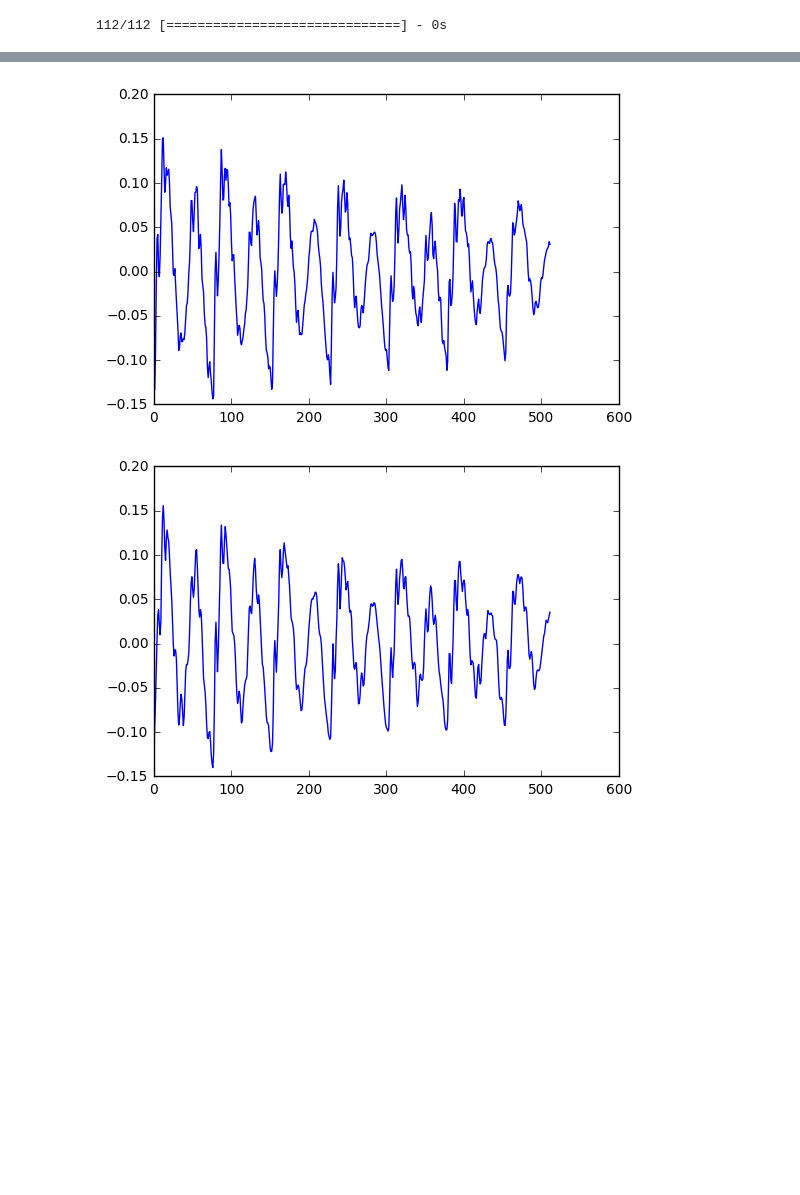
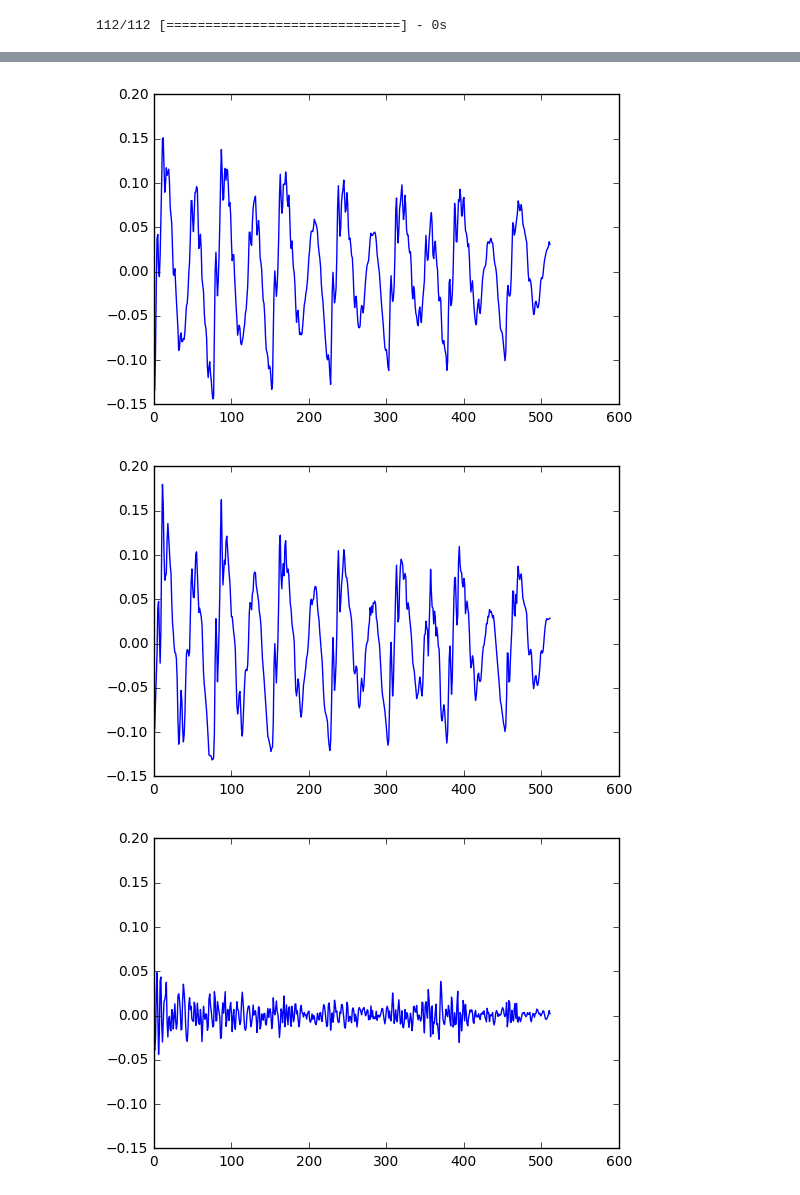
Before and after one commit to sri-kankanahalli/autoencoder-speech-compression, a Jupyter notebook: Regression Autoencoder - Residual.ipynb, the cells around one changed output, grey strips where cells are left out. Drawn from its saved outputs; the diff is of its cells as text; code cells hidden in the pictures; blank space fills up the shorter version.

```diff
--- a/Regression Autoencoder - Residual.ipynb
+++ b/Regression Autoencoder - Residual.ipynb
@@ -1209,12 +1314,23 @@ print np.count_nonzero((abs(scalars) > 1).astype('int'))
 1280000
 0
-# %%
-idx = 56
-
-plt.plot(windows[idx])
-plt.show()
-plt.plot(recons[idx])
-plt.show()
-# %% [output]
-[figure, removed]
-[figure, removed]
+# %%
+idx = 56
+
+orig = windows[idx].flatten()
+recn = recons[idx].flatten()
+
+plt.plot(orig)
+ylim = plt.gca().get_ylim()
+plt.show()
+
+plt.plot(recn)
+plt.ylim(ylim)
+plt.show()
+
+plt.plot(orig - recn)
+plt.ylim(ylim)
+plt.show()
+# %% [output]
+[figure, added]
+[figure, added]
+[figure, added]
```
Also changed, not shown: parts of 13 cells of this notebook.
